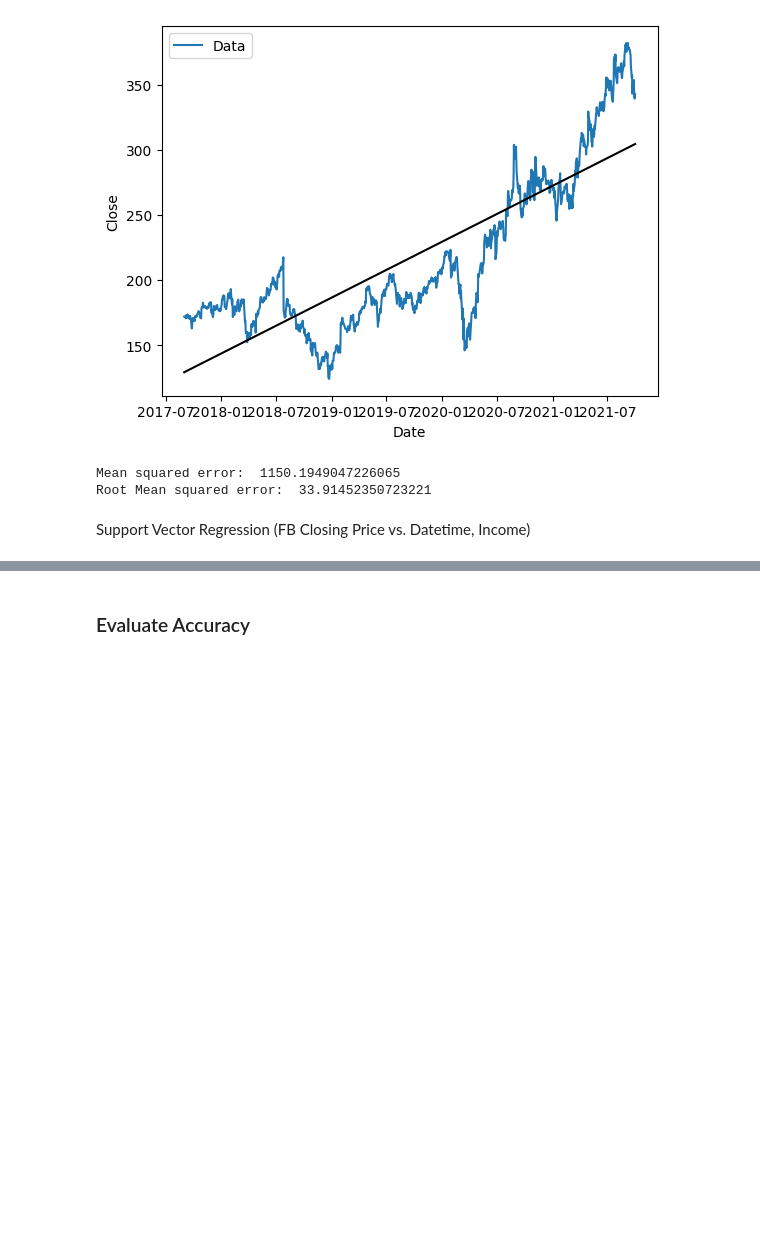
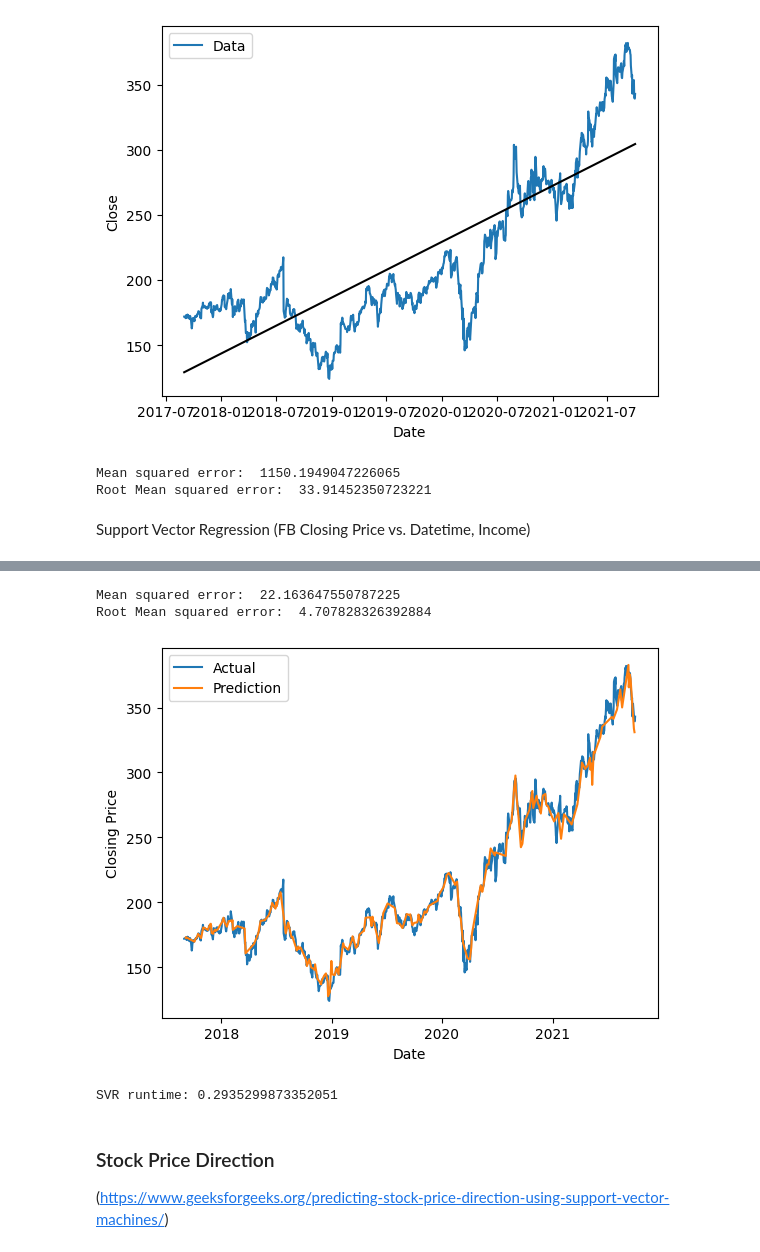
Before and after one commit to duckgrammer/Facebook-Stocks-ML, a Jupyter notebook: Facebook Stocks.ipynb, the cells around one changed output, grey strips where cells are left out. Cells and saved outputs as stored; diff of their text form; code cells hidden in the pictures; blank space fills up the shorter version.

```diff
--- a/Facebook Stocks.ipynb
+++ b/Facebook Stocks.ipynb
@@ -259,2 +268,17 @@ Root Mean squared error:  3.6103199472787426
+# %%
+# Support Vector Machines (All)
+X = FB_dataframe[['ordinal', 'FB MAU (millions)', 'FB Net Income (millions)', 'Apple Close', 'Google Close', 'TWTR Close', 'SNAP Close', 'FB Lobbying (millions)']]
+y = FB_dataframe['Close']
+X_train, X_test, y_train, y_test = train_test_split(X, y, test_size=0.2, random_state=42)
+# Create SVR model
+svr = SVR(kernel='rbf', C=100, gamma=0.01)
+# Predict and Plot
+SVR_predict_plot(X, y)
+# %% [output]
+Mean squared error:  22.163647550787225
+Root Mean squared error:  4.707828326392884
+[figure, added]
+SVR runtime: 0.2935299873352051
 # %% [markdown]
-### Evaluate Accuracy
+### Stock Price Direction
+(https://www.geeksforgeeks.org/predicting-stock-price-direction-using-support-vector-machines/)
```
Also changed, not shown: parts of 14 cells of this notebook, 8 other files.
